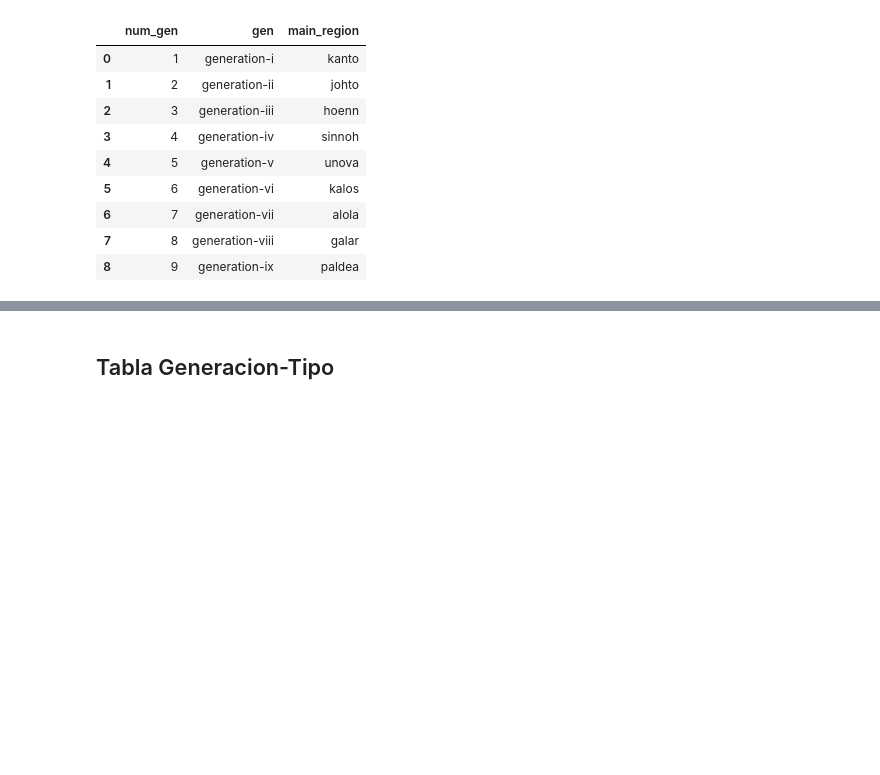
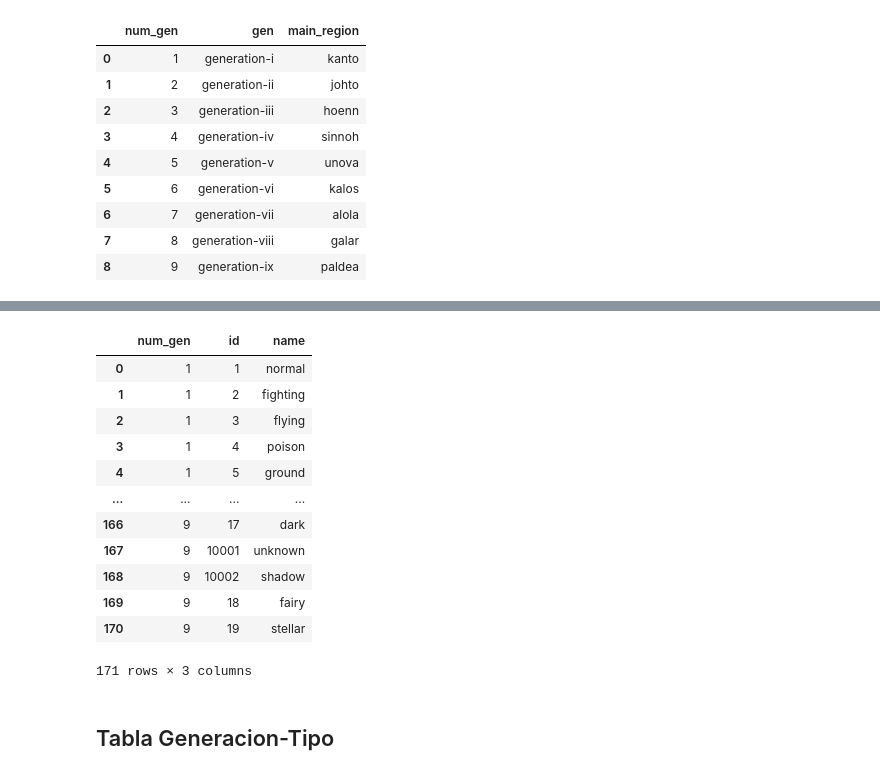
Before and after one commit to ADavid096/pokeproject, a Jupyter notebook: Script_infoDB.ipynb, the cells around one changed output, grey strips where cells are left out. Drawn from its saved outputs; the diff is of its cells as text; code cells hidden in the pictures; blank space fills up the shorter version.

```diff
--- a/Script_infoDB.ipynb
+++ b/Script_infoDB.ipynb
@@ -88,10 +88,11 @@ listado_tipos = response.json()
 #print(listado_tipos.values())
 
 #Se genera un listado de urls para descargar info de los tipos
-urls_tipos = {"url":[]}
+urls_tipos = []
 #Se llena el diccionario con los valores del response
 for i in listado_tipos["results"]:
   #tipos["id_tipo"].append(i["url"].split("/")[-2])
   #tipos["nombre_tipo"].append(i["name"])
-  urls_tipos["url"].append(i["url"])
+  urls_tipos.append(i["url"])
+urls_tipos
 # %% [output]
@@ -232,10 +257,22 @@ tabla_gen
 tipos_general=[]
 tipo_json={}
 for i in range(1,listado_gen["count"]+1):
+  nuevos=[]#Array de diccionarios con los repetidos de la generacion anterior, con el num_gen cambiado
   response1 = requests.get(x[i-1])
   data1 = response1.json()
   print("-----------")
   print(i)#num_gen
+  #Se realiza para copiar y agregar los valores repetidos de generaciones antiguas que no son nuevos(La primera vez no aplica)
+
+  if i>1:
+    anteriores = [y for y in tipos_general if y["num_gen"] == i - 1]
+    print(anteriores)
+    for item in anteriores:
+        nuevo = item.copy()
+        nuevo["num_gen"] = i
+        nuevos.append(nuevo)
+    tipos_general.extend(nuevos)#Se agrega los datos repetidos de la generacion i
+  #Se agrega los tipos que se agregaron en la generacion i
   if(len(data1["types"])>0):
     for j in range(len(data1["types"])):
       tipo_json["num_gen"]=i
@@ -243,4 +280,5 @@ for i in range(1,listado_gen["count"]+1):
       tipo_json["name"]=data1["types"][j]["name"]
       tipos_general.append(tipo_json)
       tipo_json={}
-      print(tipos_general)
+#Visualizar el array final
+print(tipos_general)
@@ -268,3 +285,21 @@ for i in range(1,listado_gen["count"]+1):
+# %%
+tabla_tipos_gen = pd.DataFrame(tipos_general)
+#tabla_tipos_gen = tabla_tipos_gen.sort_values(by=["num_gen","id"])
+tabla_tipos_gen
+# %% [output]
+|  | num_gen | id | name |
+| 0 | 1 | 1 | normal |
+| 1 | 1 | 2 | fighting |
+| 2 | 1 | 3 | flying |
+| 3 | 1 | 4 | poison |
+| 4 | 1 | 5 | ground |
+| ... | ... | ... | ... |
+| 166 | 9 | 17 | dark |
+| 167 | 9 | 10001 | unknown |
+| 168 | 9 | 10002 | shadow |
+| 169 | 9 | 18 | fairy |
+| 170 | 9 | 19 | stellar |
+171 rows × 3 columns
 # %% [markdown]
 ## Tabla Generacion-Tipo
 # %%
```
Also changed, not shown: parts of 5 cells of this notebook.
